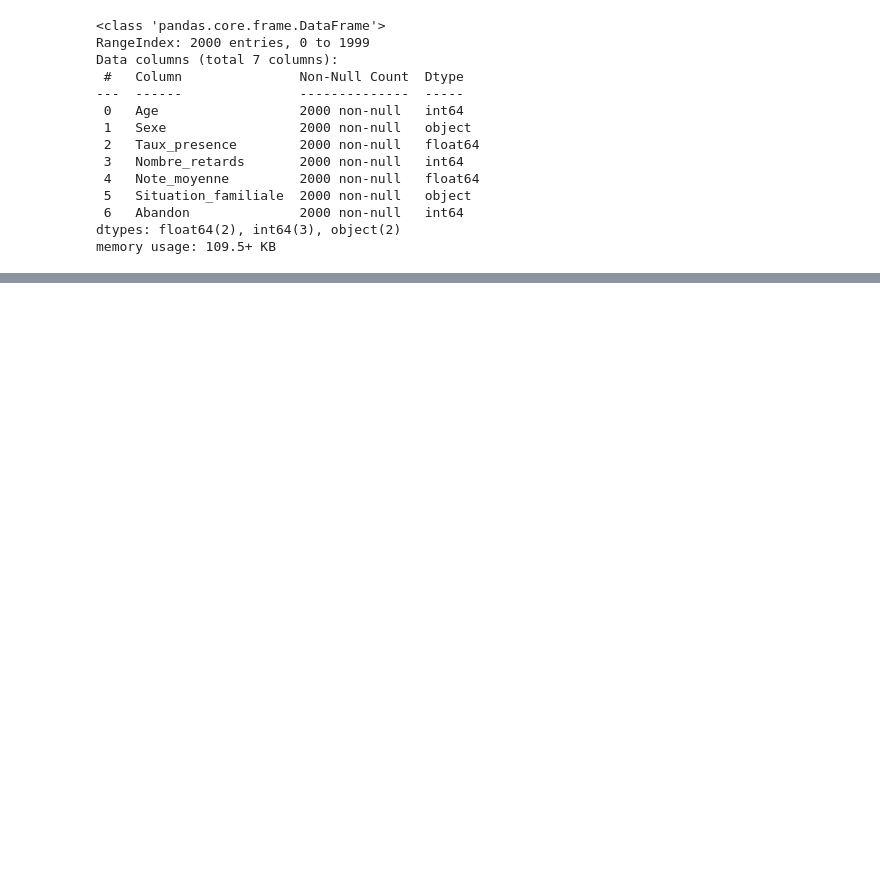
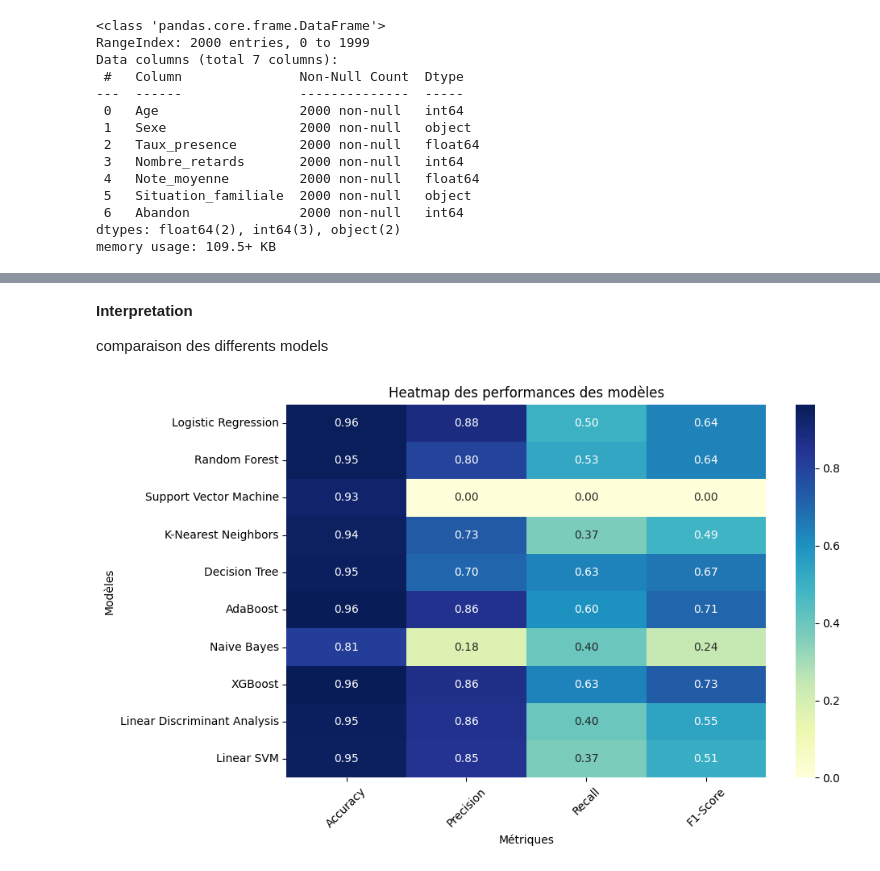
Before and after one commit to Jordy500/M.learning, a Jupyter notebook: miniprojet.ipynb, the cells around one changed output, grey strips where cells are left out. Saved outputs shown, nothing was run; the diff lists cells and outputs as text; code cells hidden in the pictures; blank space fills up the shorter version.

```diff
--- a/miniprojet.ipynb
+++ b/miniprojet.ipynb
@@ -51,0 +290,16 @@ memory usage: 109.5+ KB
+# %% [markdown]
+**Interpretation**
+
+comparaison des differents models
+# %%
+# Heatmap des résultats des modèles
+plt.figure(figsize=(10, 6))
+sns.heatmap(results_df, annot=True, fmt=".2f", cmap="YlGnBu", cbar=True)
+plt.title("Heatmap des performances des modèles")
+plt.ylabel("Modèles")
+plt.xlabel("Métriques")
+plt.xticks(rotation=45)
+plt.tight_layout()
+plt.show()
+# %% [output]
+[figure, added]
```
Also changed, not shown: parts of 29 cells of this notebook.
